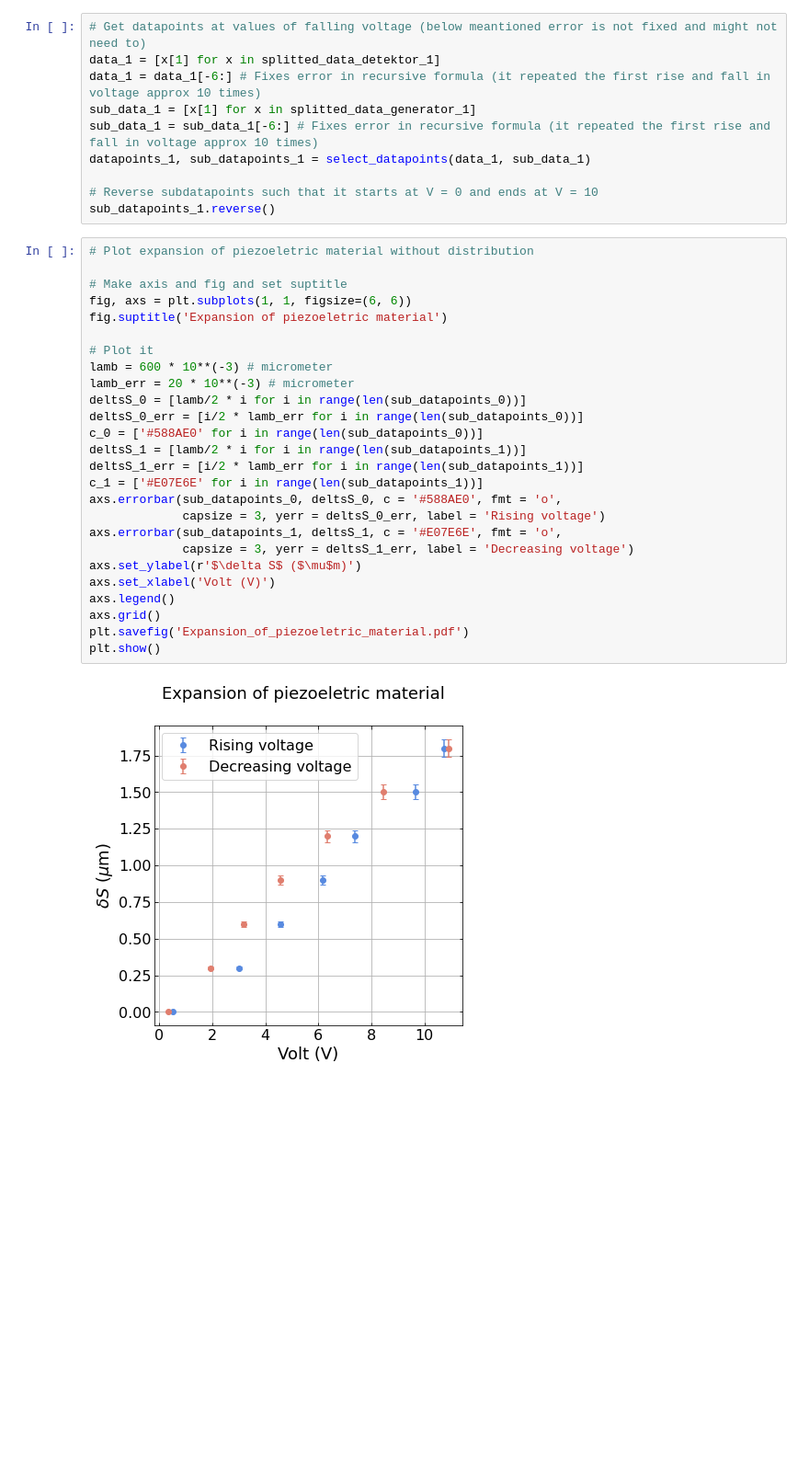
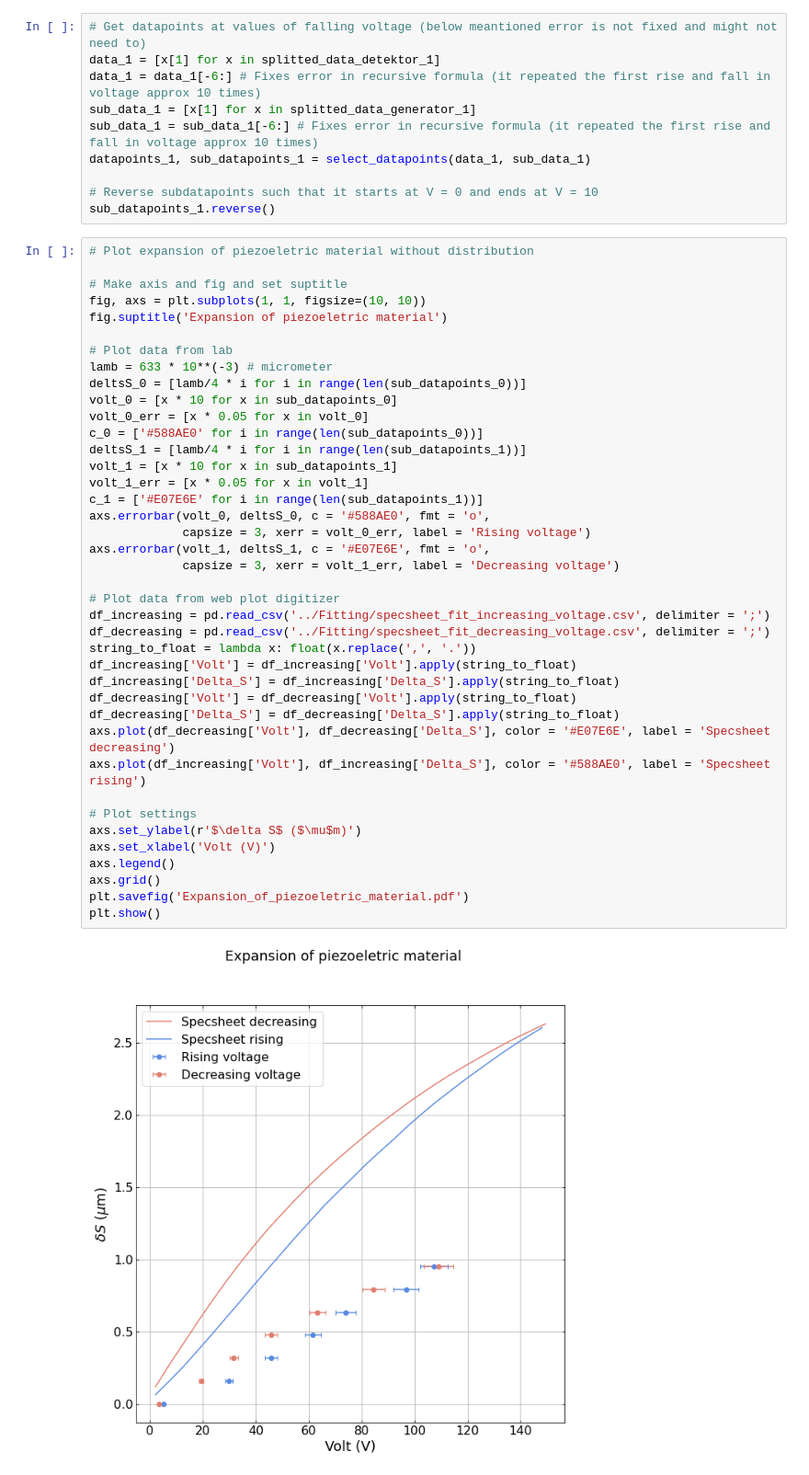
Before and after one commit to fred465f/Forsoeg_2, a Jupyter notebook: Labdage/Labdag_2/Visualisation/visualisation.ipynb, the cells around one changed output. Shown: that part at 92% size. Drawn from its saved outputs; the diff is of its cells as text; blank space fills up the shorter version.

Commit message:
modellerede visualisering

```diff
--- a/Labdage/Labdag_2/Visualisation/visualisation.ipynb
+++ b/Labdage/Labdag_2/Visualisation/visualisation.ipynb
@@ -233,30 +233,44 @@ sub_datapoints_1.reverse()
 # %%
 # Plot expansion of piezoeletric material without distribution
 
 # Make axis and fig and set suptitle
-fig, axs = plt.subplots(1, 1, figsize=(6, 6))
+fig, axs = plt.subplots(1, 1, figsize=(10, 10))
 fig.suptitle('Expansion of piezoeletric material')
 
-# Plot it
-lamb = 600 * 10**(-3) # micrometer
-lamb_err = 20 * 10**(-3) # micrometer
-deltsS_0 = [lamb/2 * i for i in range(len(sub_datapoints_0))]
-deltsS_0_err = [i/2 * lamb_err for i in range(len(sub_datapoints_0))]
+# Plot data from lab
+lamb = 633 * 10**(-3) # micrometer
+deltsS_0 = [lamb/4 * i for i in range(len(sub_datapoints_0))]
+volt_0 = [x * 10 for x in sub_datapoints_0]
+volt_0_err = [x * 0.05 for x in volt_0]
 c_0 = ['#588AE0' for i in range(len(sub_datapoints_0))]
-deltsS_1 = [lamb/2 * i for i in range(len(sub_datapoints_1))]
-deltsS_1_err = [i/2 * lamb_err for i in range(len(sub_datapoints_1))]
+deltsS_1 = [lamb/4 * i for i in range(len(sub_datapoints_1))]
+volt_1 = [x * 10 for x in sub_datapoints_1]
+volt_1_err = [x * 0.05 for x in volt_1]
 c_1 = ['#E07E6E' for i in range(len(sub_datapoints_1))]
-axs.errorbar(sub_datapoints_0, deltsS_0, c = '#588AE0', fmt = 'o',
-             capsize = 3, yerr = deltsS_0_err, label = 'Rising voltage')
-axs.errorbar(sub_datapoints_1, deltsS_1, c = '#E07E6E', fmt = 'o',
-             capsize = 3, yerr = deltsS_1_err, label = 'Decreasing voltage')
+axs.errorbar(volt_0, deltsS_0, c = '#588AE0', fmt = 'o',
+             capsize = 3, xerr = volt_0_err, label = 'Rising voltage')
+axs.errorbar(volt_1, deltsS_1, c = '#E07E6E', fmt = 'o',
+             capsize = 3, xerr = volt_1_err, label = 'Decreasing voltage')
+
+# Plot data from web plot digitizer
+df_increasing = pd.read_csv('../Fitting/specsheet_fit_increasing_voltage.csv', delimiter = ';')
+df_decreasing = pd.read_csv('../Fitting/specsheet_fit_decreasing_voltage.csv', delimiter = ';')
+string_to_float = lambda x: float(x.replace(',', '.'))
+df_increasing['Volt'] = df_increasing['Volt'].apply(string_to_float)
+df_increasing['Delta_S'] = df_increasing['Delta_S'].apply(string_to_float)
+df_decreasing['Volt'] = df_decreasing['Volt'].apply(string_to_float)
+df_decreasing['Delta_S'] = df_decreasing['Delta_S'].apply(string_to_float)
+axs.plot(df_decreasing['Volt'], df_decreasing['Delta_S'], color = '#E07E6E', label = 'Specsheet decreasing')
+axs.plot(df_increasing['Volt'], df_increasing['Delta_S'], color = '#588AE0', label = 'Specsheet rising')
+
+# Plot settings
 axs.set_ylabel(r'$\delta S$ ($\mu$m)')
 axs.set_xlabel('Volt (V)')
 axs.legend()
 axs.grid()
 plt.savefig('Expansion_of_piezoeletric_material.pdf')
 plt.show()
 # %% [output]
-[figure, old version]
+[figure, new version]
 # %%
 # Use bootstrap to estimate parent distribution
```
Also changed, not shown: parts of 2 cells of this notebook, 5 other files.
